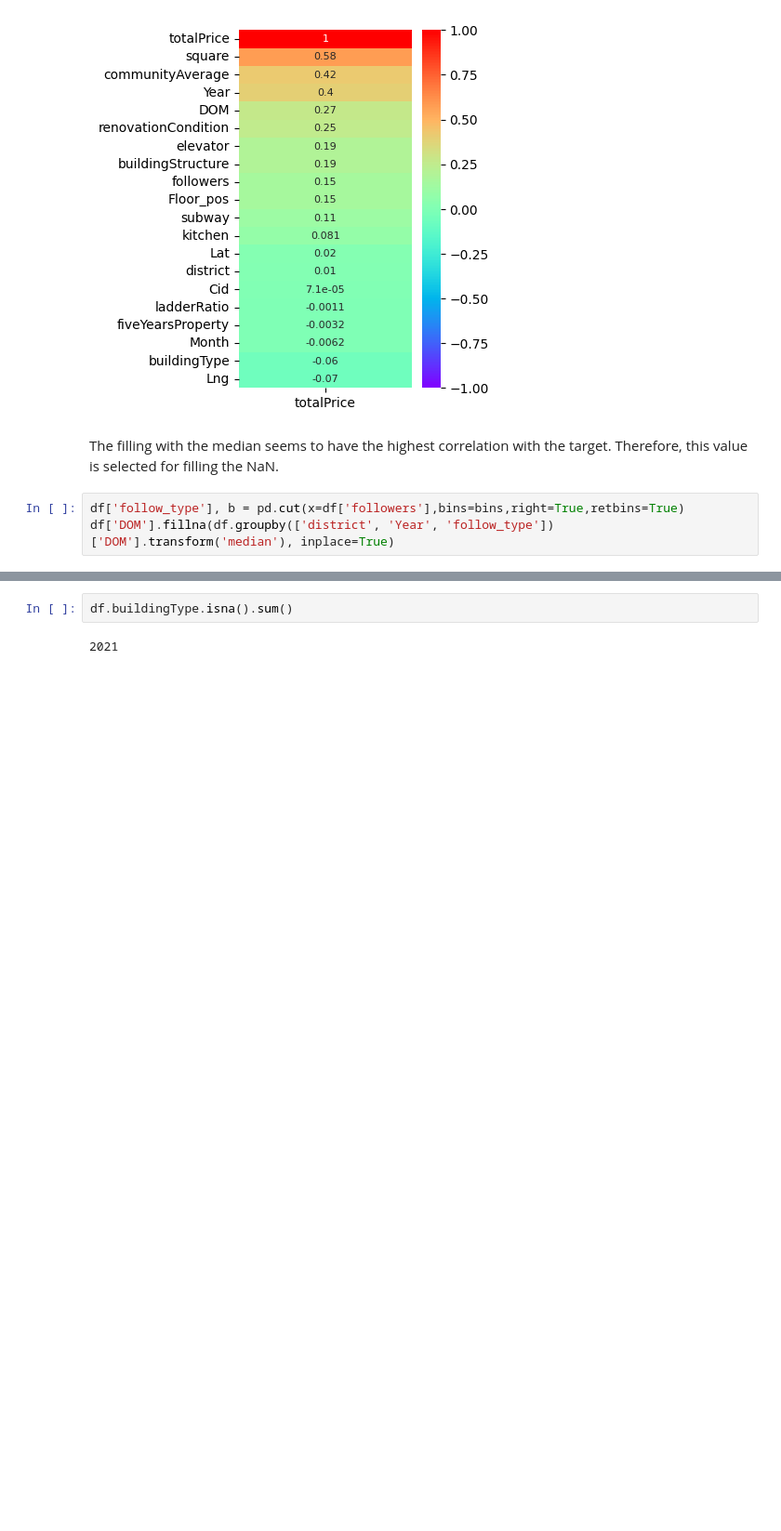
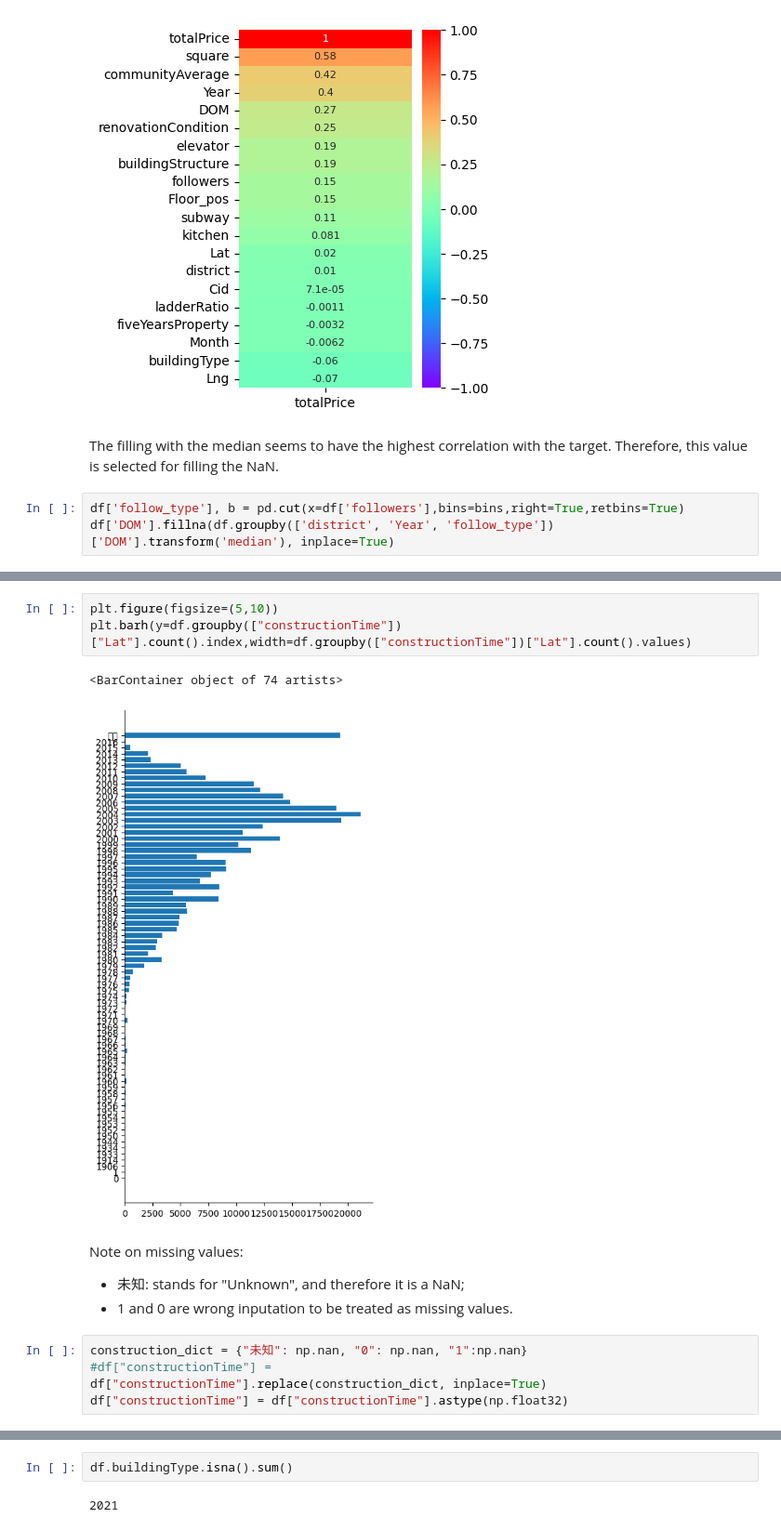
Before and after one commit to fabriziobasso/Time_Series_Files, a Jupyter notebook: Beijing_Housing.ipynb, the cells around one changed output, grey strips where cells are left out. Shown at 93% size. Cells and saved outputs as stored; diff of their text form; blank space fills up the shorter version.

```diff
--- a/Beijing_Housing.ipynb
+++ b/Beijing_Housing.ipynb
@@ -621,0 +661,15 @@ df['DOM'].fillna(df.groupby(['district', 'Year', 'follow_type'])['DOM'].transfor
+# %%
+plt.figure(figsize=(5,10))
+plt.barh(y=df.groupby(["constructionTime"])["Lat"].count().index,width=df.groupby(["constructionTime"])["Lat"].count().values)
+# %% [output]
+<BarContainer object of 74 artists>
+[figure, added]
+# %% [markdown]
+Note on missing values:
+* 未知: stands for "Unknown", and therefore it is a NaN;
+* 1 and 0 are wrong inputation to be treated as missing values.
+# %%
+construction_dict = {"未知": np.nan, "0": np.nan, "1":np.nan}
+#df["constructionTime"] =
+df["constructionTime"].replace(construction_dict, inplace=True)
+df["constructionTime"] = df["constructionTime"].astype(np.float32)
```
Also changed, not shown: parts of 27 cells of this notebook.
